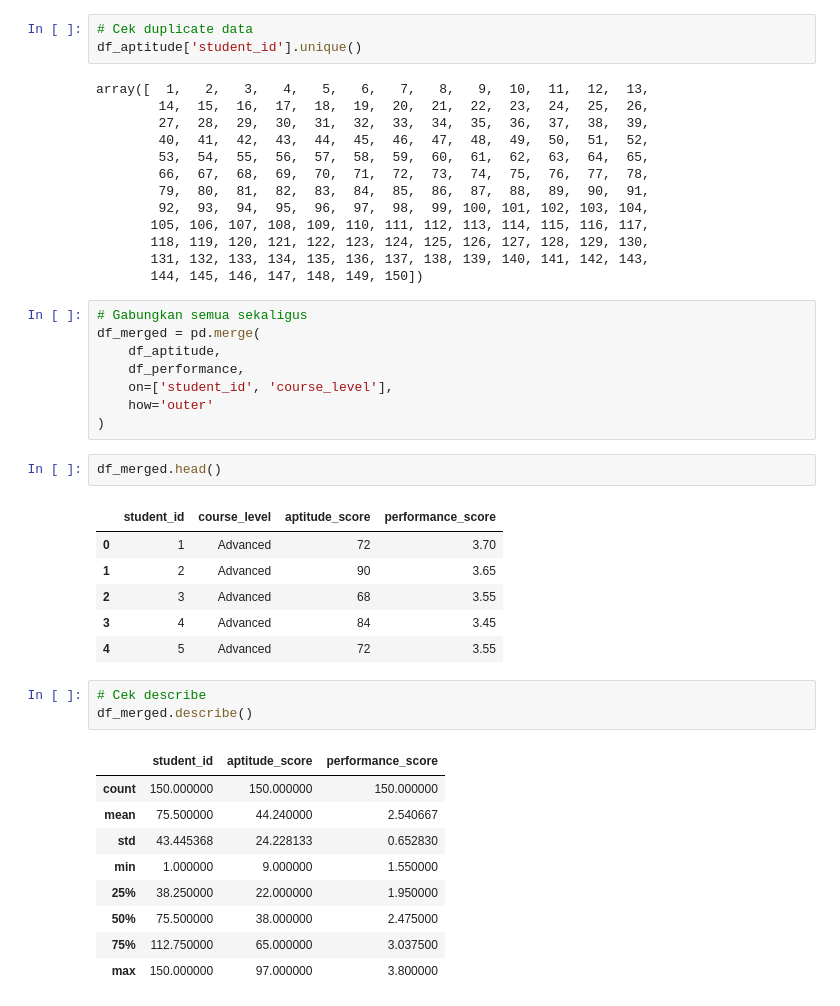
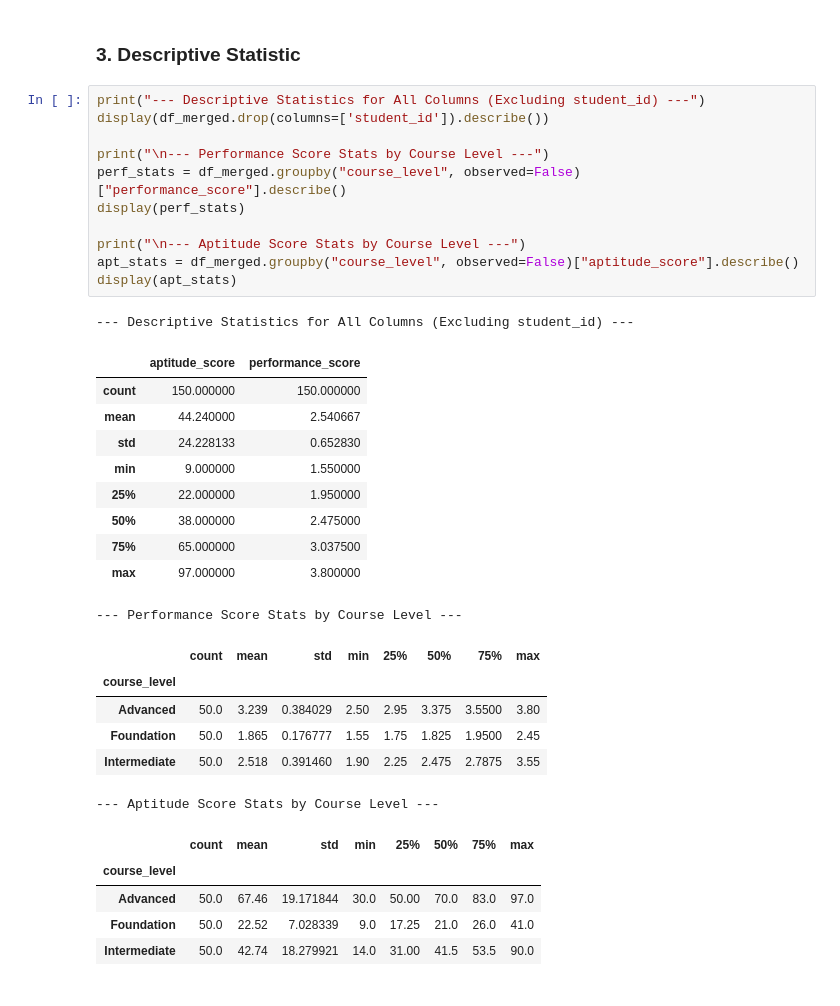
Before and after one commit to aryramadhana/DECPorto_batch1, a Jupyter notebook: analysis_notebook.ipynb, the cells around one changed output. Cells and saved outputs as stored; diff of their text form.

Commit message:
from statistical training to comprehensive visualization

```diff
--- a/analysis_notebook.ipynb
+++ b/analysis_notebook.ipynb
@@ -32,46 +61,36 @@ memory usage: 3.6+ KB
-# %%
-# Cek duplicate data
-df_aptitude['student_id'].unique()
-# %% [output]
-array([  1,   2,   3,   4,   5,   6,   7,   8,   9,  10,  11,  12,  13,
-        14,  15,  16,  17,  18,  19,  20,  21,  22,  23,  24,  25,  26,
-        27,  28,  29,  30,  31,  32,  33,  34,  35,  36,  37,  38,  39,
-        40,  41,  42,  43,  44,  45,  46,  47,  48,  49,  50,  51,  52,
-        53,  54,  55,  56,  57,  58,  59,  60,  61,  62,  63,  64,  65,
-        66,  67,  68,  69,  70,  71,  72,  73,  74,  75,  76,  77,  78,
-        79,  80,  81,  82,  83,  84,  85,  86,  87,  88,  89,  90,  91,
-        92,  93,  94,  95,  96,  97,  98,  99, 100, 101, 102, 103, 104,
-       105, 106, 107, 108, 109, 110, 111, 112, 113, 114, 115, 116, 117,
-       118, 119, 120, 121, 122, 123, 124, 125, 126, 127, 128, 129, 130,
-       131, 132, 133, 134, 135, 136, 137, 138, 139, 140, 141, 142, 143,
-       144, 145, 146, 147, 148, 149, 150])
+# %% [markdown]
+### 3. Descriptive Statistic
 # %%
-# Gabungkan semua sekaligus
-df_merged = pd.merge(
-    df_aptitude,
-    df_performance,
-    on=['student_id', 'course_level'],
-    how='outer'
-)
+print("--- Descriptive Statistics for All Columns (Excluding student_id) ---")
+display(df_merged.drop(columns=['student_id']).describe())
+
+print("\n--- Performance Score Stats by Course Level ---")
+perf_stats = df_merged.groupby("course_level", observed=False)["performance_score"].describe()
+display(perf_stats)
+
+print("\n--- Aptitude Score Stats by Course Level ---")
+apt_stats = df_merged.groupby("course_level", observed=False)["aptitude_score"].describe()
+display(apt_stats)
+# %% [output]
+--- Descriptive Statistics for All Columns (Excluding student_id) ---
+|  | aptitude_score | performance_score |
+| count | 150.000000 | 150.000000 |
+| mean | 44.240000 | 2.540667 |
+| std | 24.228133 | 0.652830 |
+| min | 9.000000 | 1.550000 |
+| 25% | 22.000000 | 1.950000 |
+| 50% | 38.000000 | 2.475000 |
+| 75% | 65.000000 | 3.037500 |
+| max | 97.000000 | 3.800000 |
+--- Performance Score Stats by Course Level ---
+|  | count | mean | std | min | 25% | 50% | 75% | max |
+| course_level |  |  |  |  |  |  |  |  |
+| Advanced | 50.0 | 3.239 | 0.384029 | 2.50 | 2.95 | 3.375 | 3.5500 | 3.80 |
+| Foundation | 50.0 | 1.865 | 0.176777 | 1.55 | 1.75 | 1.825 | 1.9500 | 2.45 |
+| Intermediate | 50.0 | 2.518 | 0.391460 | 1.90 | 2.25 | 2.475 | 2.7875 | 3.55 |
+--- Aptitude Score Stats by Course Level ---
+|  | count | mean | std | min | 25% | 50% | 75% | max |
+| course_level |  |  |  |  |  |  |  |  |
+| Advanced | 50.0 | 67.46 | 19.171844 | 30.0 | 50.00 | 70.0 | 83.0 | 97.0 |
+| Foundation | 50.0 | 22.52 | 7.028339 | 9.0 | 17.25 | 21.0 | 26.0 | 41.0 |
+| Intermediate | 50.0 | 42.74 | 18.279921 | 14.0 | 31.00 | 41.5 | 53.5 | 90.0 |
-# %%
-df_merged.head()
-# %% [output]
-|  | student_id | course_level | aptitude_score | performance_score |
-| 0 | 1 | Advanced | 72 | 3.70 |
-| 1 | 2 | Advanced | 90 | 3.65 |
-| 2 | 3 | Advanced | 68 | 3.55 |
-| 3 | 4 | Advanced | 84 | 3.45 |
-| 4 | 5 | Advanced | 72 | 3.55 |
-# %%
-# Cek describe
-df_merged.describe()
-# %% [output]
-|  | student_id | aptitude_score | performance_score |
-| count | 150.000000 | 150.000000 | 150.000000 |
-| mean | 75.500000 | 44.240000 | 2.540667 |
-| std | 43.445368 | 24.228133 | 0.652830 |
-| min | 1.000000 | 9.000000 | 1.550000 |
-| 25% | 38.250000 | 22.000000 | 1.950000 |
-| 50% | 75.500000 | 38.000000 | 2.475000 |
-| 75% | 112.750000 | 65.000000 | 3.037500 |
-| max | 150.000000 | 97.000000 | 3.800000 |
```
Also changed, not shown: parts of 21 cells of this notebook.
